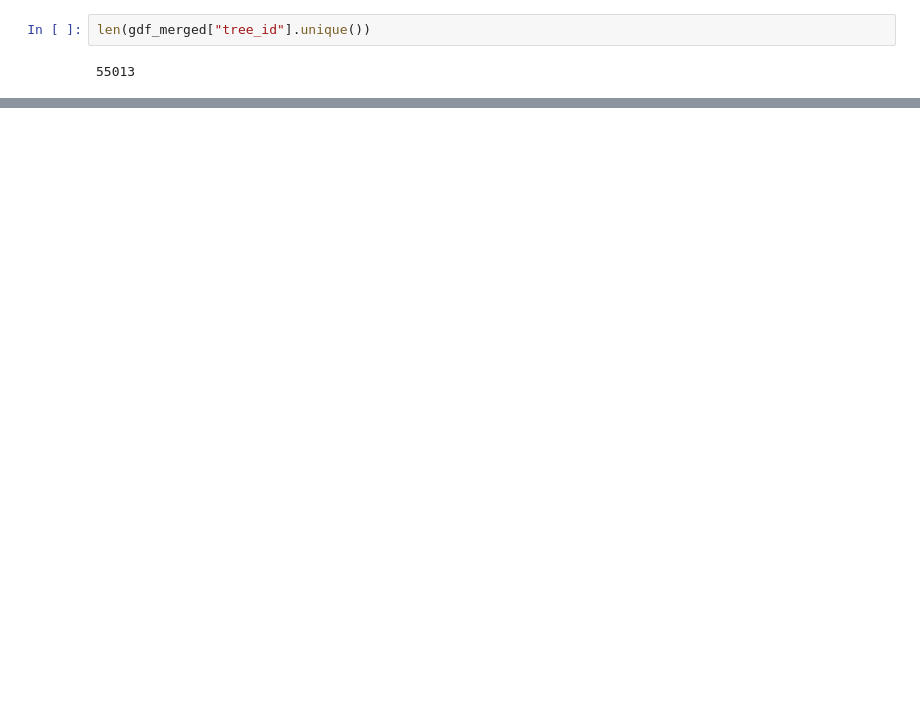
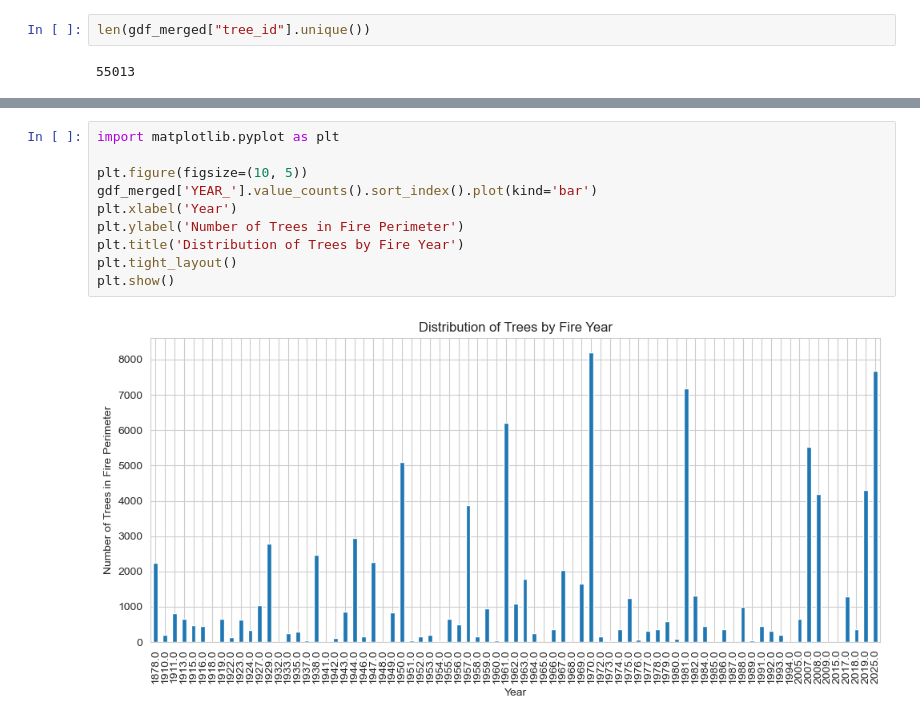
Before and after one commit to GitData-GA/FireScape, a Jupyter notebook: fire_data_preprocess.ipynb, the cells around one changed output, grey strips where cells are left out. Drawn from its saved outputs; the diff is of its cells as text; blank space fills up the shorter version.

```diff
--- a/fire_data_preprocess.ipynb
+++ b/fire_data_preprocess.ipynb
@@ -529,0 +717,12 @@ array([1944., 1959., 1950., 1960., 1961., 1955., 1947., 2008., 1981.,
+# %%
+import matplotlib.pyplot as plt
+
+plt.figure(figsize=(10, 5))
+gdf_merged['YEAR_'].value_counts().sort_index().plot(kind='bar')
+plt.xlabel('Year')
+plt.ylabel('Number of Trees in Fire Perimeter')
+plt.title('Distribution of Trees by Fire Year')
+plt.tight_layout()
+plt.show()
+# %% [output]
+[figure, added]
```
Also changed, not shown: parts of 52 cells of this notebook.
